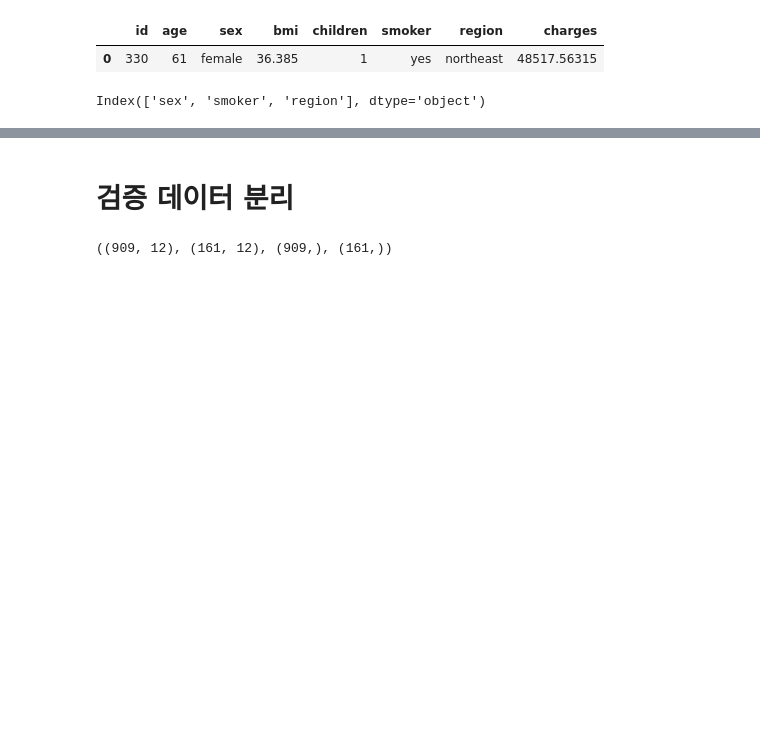
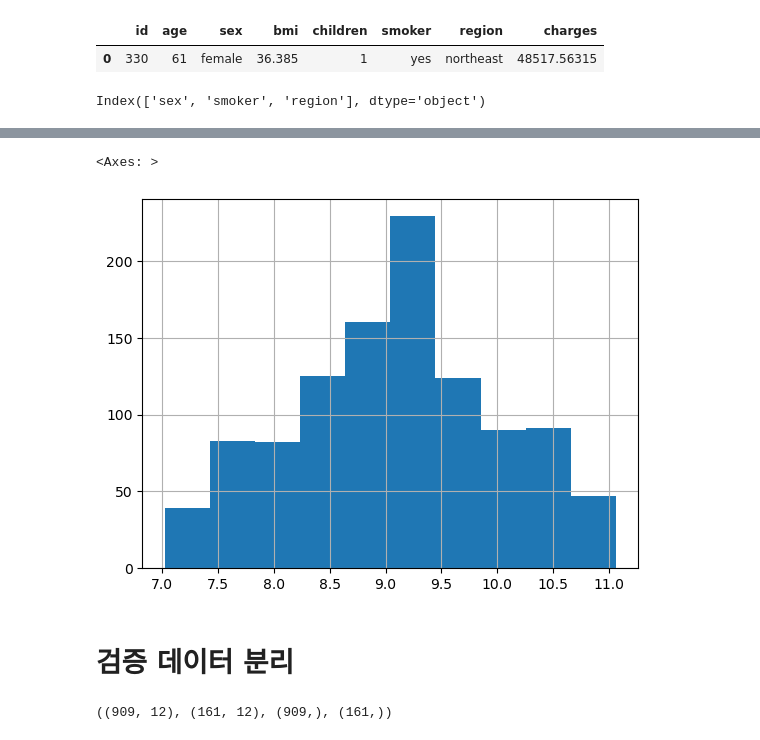
Before and after one commit to ljs3536/BIgDataStudy, a Jupyter notebook: 모델링및평가(회귀).ipynb, the cells around one changed output, grey strips where cells are left out. Cells and saved outputs as stored; diff of their text form; code cells hidden in the pictures; blank space fills up the shorter version.

```diff
--- a/모델링및평가(회귀).ipynb
+++ b/모델링및평가(회귀).ipynb
@@ -158,3 +151,8 @@ display(test.head(2))
+# %%
+train['charges'].hist()
+# %% [output]
+<Axes: >
+[figure, added]
 # %% [markdown]
 # 검증 데이터 분리
 # %%
```
Also changed, not shown: parts of 12 cells of this notebook, 1 other file.
